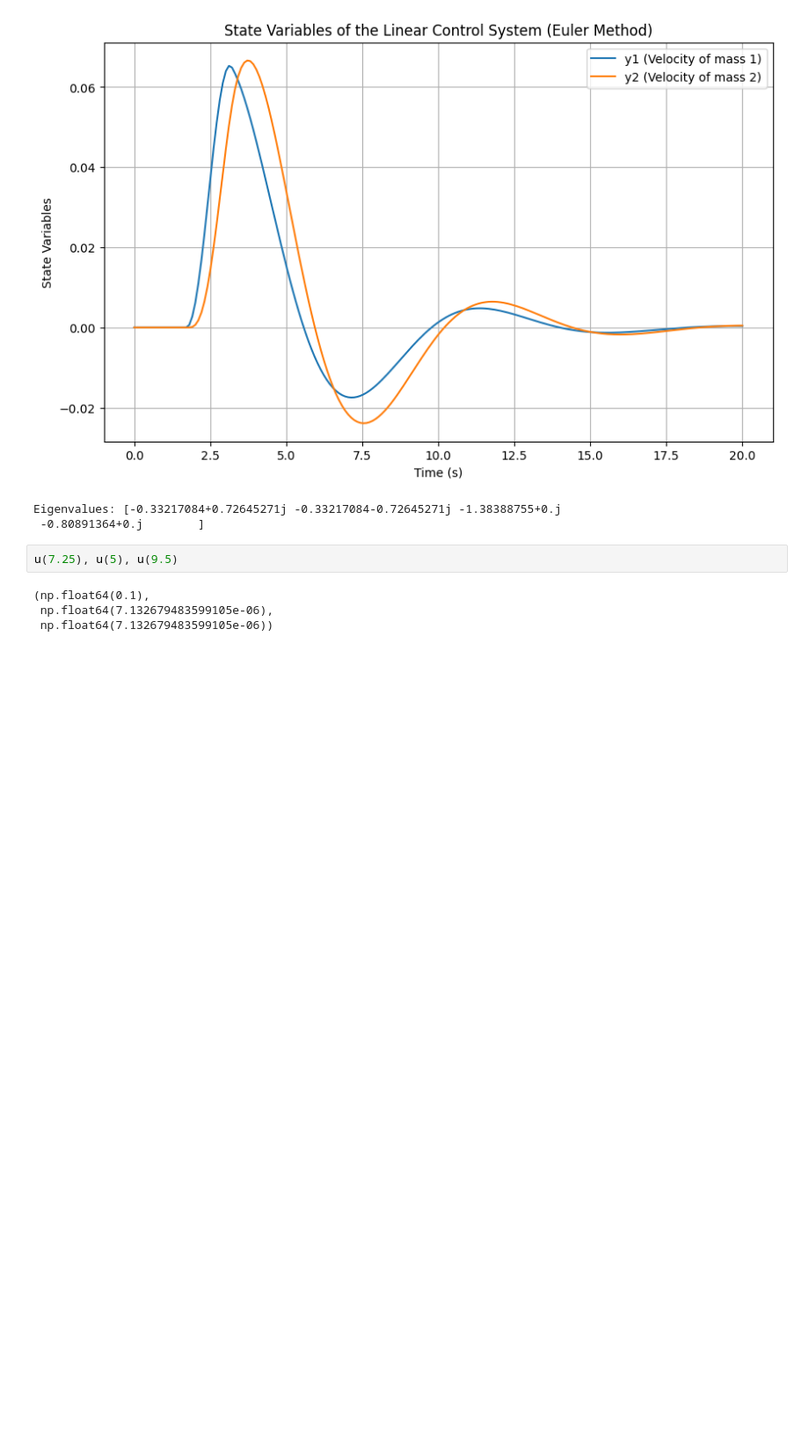
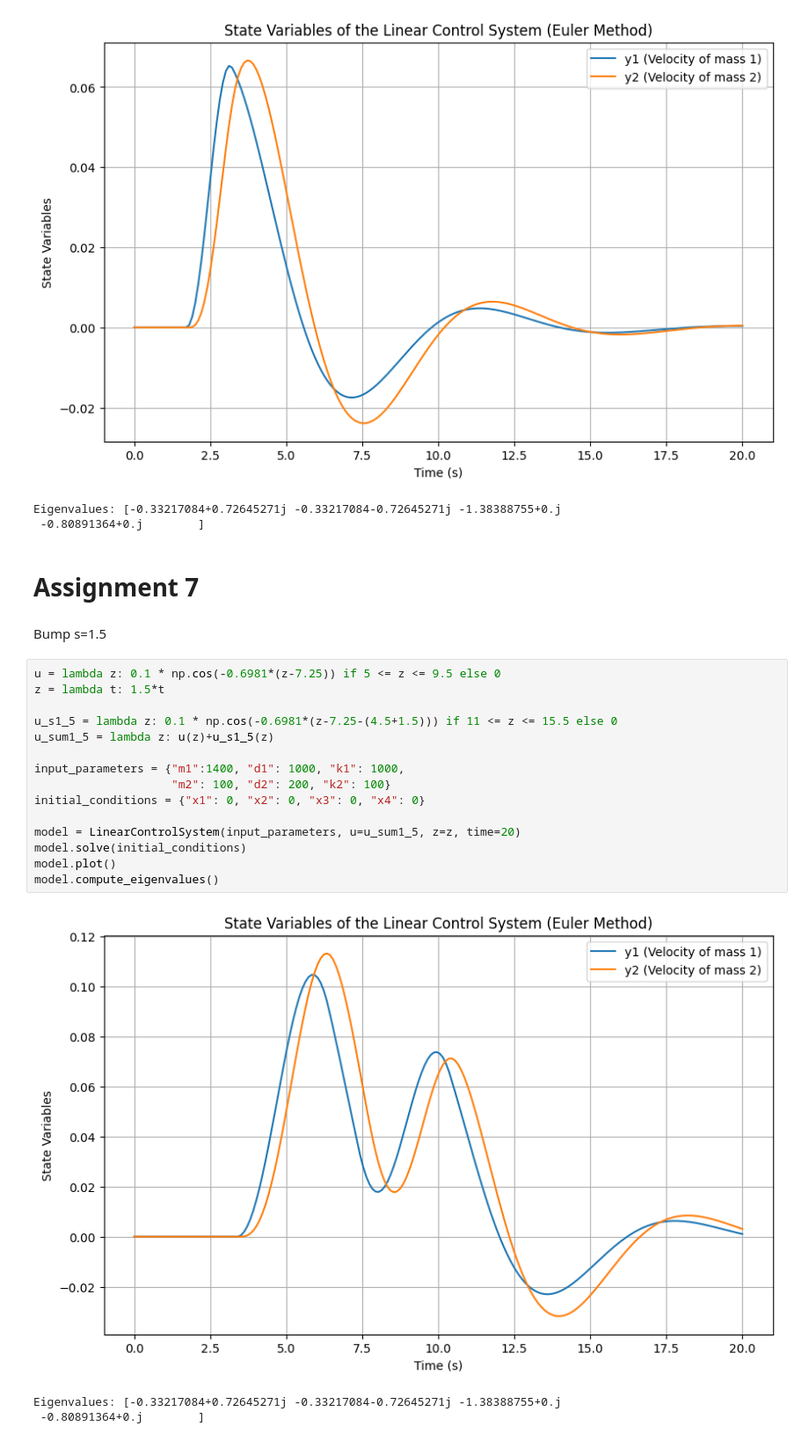
Before and after one commit to FranDeLio/Systems_Theory_Project, a Jupyter notebook: euler_method.ipynb, the cells around one changed output. Shown: that part at 88% size. Cells and saved outputs as stored; diff of their text form; blank space fills up the shorter version.

```diff
--- a/euler_method.ipynb
+++ b/euler_method.ipynb
@@ -183,9 +183,26 @@ model.compute_eigenvalues()
 [figure]
 Eigenvalues: [-0.33217084+0.72645271j -0.33217084-0.72645271j -1.38388755+0.j
  -0.80891364+0.j        ]
-# %%
-u(7.25), u(5), u(9.5)
-# %% [output]
-(np.float64(0.1),
- np.float64(7.132679483599105e-06),
- np.float64(7.132679483599105e-06))
+# %% [markdown]
+# Assignment 7
+# %% [markdown]
+Bump s=1.5
+# %%
+u = lambda z: 0.1 * np.cos(-0.6981*(z-7.25)) if 5 <= z <= 9.5 else 0
+z = lambda t: 1.5*t
+
+u_s1_5 = lambda z: 0.1 * np.cos(-0.6981*(z-7.25-(4.5+1.5))) if 11 <= z <= 15.5 else 0
+u_sum1_5 = lambda z: u(z)+u_s1_5(z)
+
+input_parameters = {"m1":1400, "d1": 1000, "k1": 1000,
+                    "m2": 100, "d2": 200, "k2": 100}
+initial_conditions = {"x1": 0, "x2": 0, "x3": 0, "x4": 0}
+
+model = LinearControlSystem(input_parameters, u=u_sum1_5, z=z, time=20)
+model.solve(initial_conditions)
+model.plot()
+model.compute_eigenvalues()
+# %% [output]
+[figure, added]
+Eigenvalues: [-0.33217084+0.72645271j -0.33217084-0.72645271j -1.38388755+0.j
+ -0.80891364+0.j        ]
```
Also changed, not shown: parts of 7 cells of this notebook.
